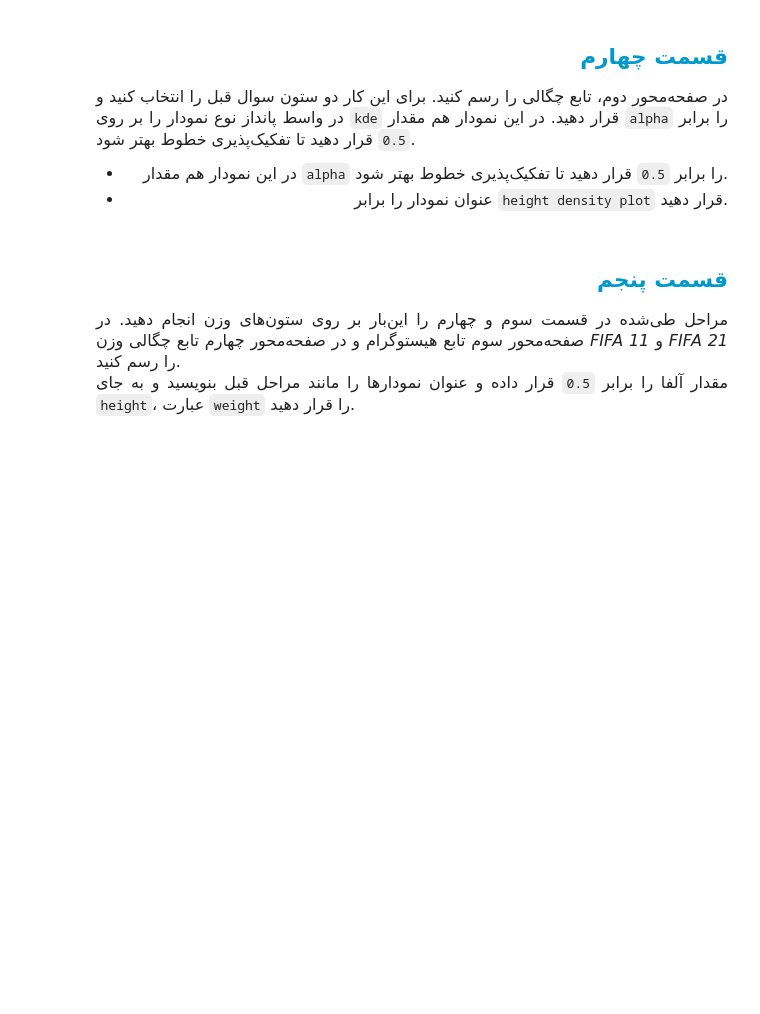
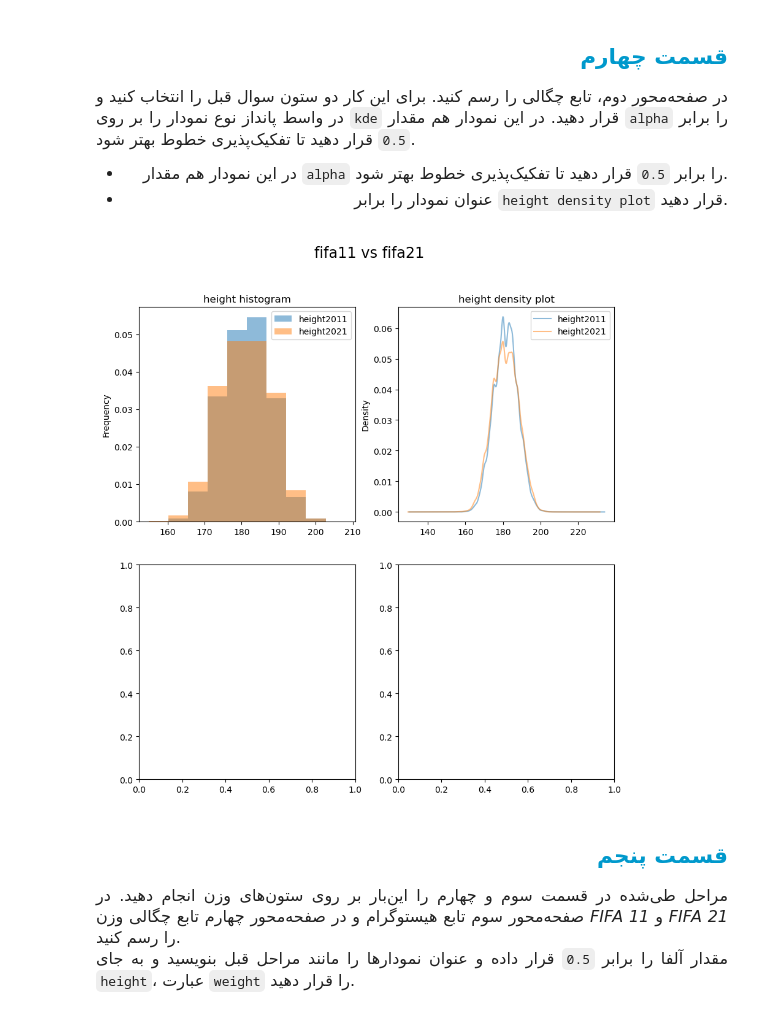
Before and after one commit to a-shygun/Datasets, a Jupyter notebook: QUERA/Data Analysis/data_visualization_gone_with_the_wind/gone_with_the_wind.ipynb, the cells around one changed output. Cells and saved outputs as stored; diff of their text form; code cells hidden in the pictures; blank space fills up the shorter version.

```diff
--- a/QUERA/Data Analysis/data_visualization_gone_with_the_wind/gone_with_the_wind.ipynb
+++ b/QUERA/Data Analysis/data_visualization_gone_with_the_wind/gone_with_the_wind.ipynb
@@ -181,3 +216,9 @@ fig
+# %%
+height_df.plot(kind='kde', ax=axes[0,1], alpha = 0.5)
+axes[0,1].set_title('height density plot')
+fig
+# %% [output]
+[figure, added]
 # %% [markdown]
 
 
```
Also changed, not shown: parts of 9 cells of this notebook, 29 other files.
